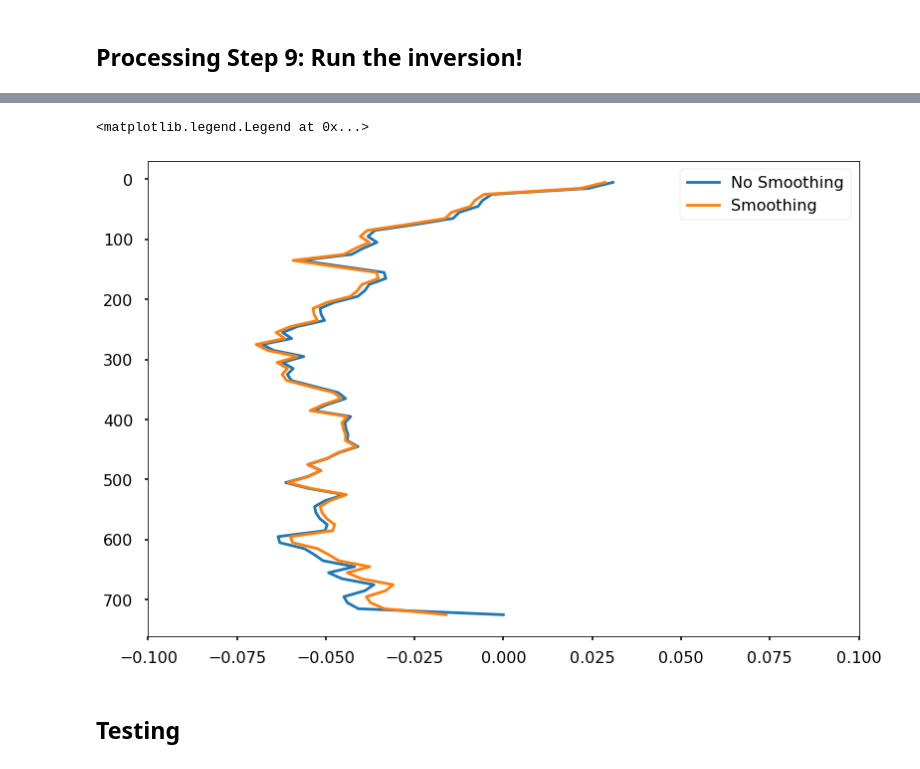
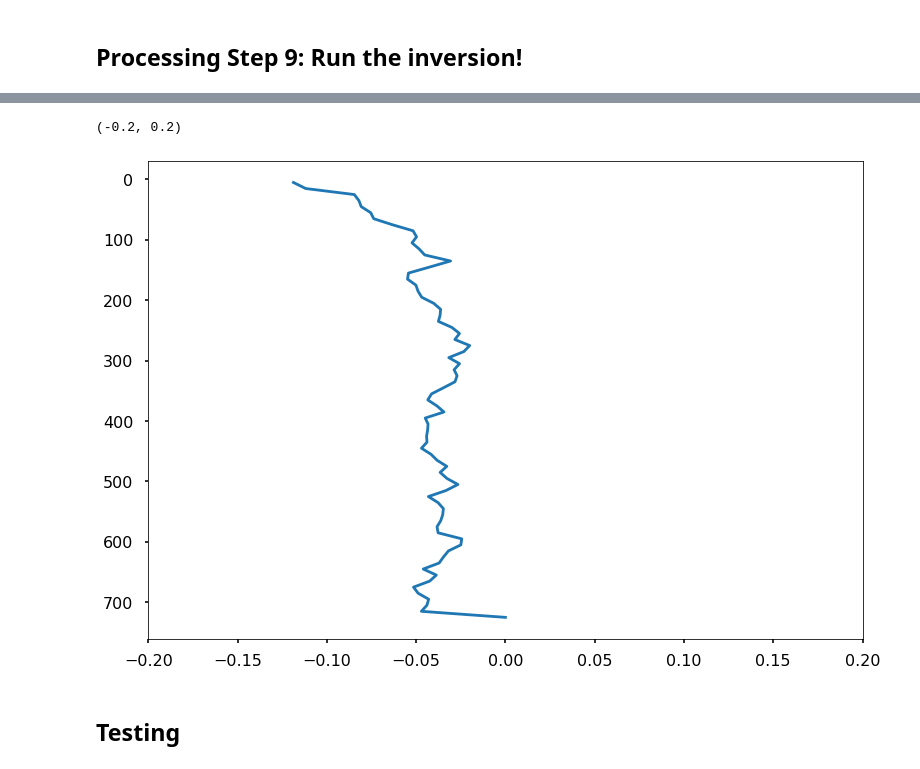
Before and after one commit to JGradone/Slocum-AD2CP, a Jupyter notebook: notebooks/01_Slocum_AD2CP_Testing_and_Data_Exploration.ipynb, the cells around one changed output, grey strips where cells are left out. Saved outputs shown, nothing was run; the diff lists cells and outputs as text; code cells hidden in the pictures.

```diff
--- a/notebooks/01_Slocum_AD2CP_Testing_and_Data_Exploration.ipynb
+++ b/notebooks/01_Slocum_AD2CP_Testing_and_Data_Exploration.ipynb
@@ -613,7 +612,7 @@ for ii in np.arange(0,nt):           # Number of ADCP ensembles per segment
     for jj in np.arange(0,nbin):     # Number of measured bins per ensemble
 
         # Uctd part of matrix
-        G[(nbin*(ii))+jj,ii] = -1
+        G[(nbin*(ii))+jj,ii] = 1
         # This will fill in the Uocean part of the matrix. It loops through
         # all Z members and places them in the proper location in the G matrix
         # Find the difference between all bin centers and the current Z value
@@ -624,7 +623,7 @@ for ii in np.arange(0,nt):           # Number of ADCP ensembles per segment
         idx = np.argmin(dx-minx)
 
         # Uocean part of matrix
-        G[(nbin*(ii))+jj,(nt)+idx] = 1
+        G[(nbin*(ii))+jj,(nt)+idx] = -1
 
         del dx, minx, idx
 
@@ -737,12 +736,12 @@ My program took 92.10894727706909 to run
 # %%
-plt.plot(np.real(O_ls),bin_new,label='No Smoothing')
-plt.plot(np.real(O_ls_smooth),bin_new,label='Smoothing')
+plt.plot(np.real(O_ls),bin_new,label='All Negative')
+#plt.plot(np.real(O_ls_pos),bin_new,label='All Pos')
 plt.gca().invert_yaxis()
-plt.xlim(-0.1,0.1)
-plt.legend()
+plt.xlim(-0.2,0.2)
+#plt.legend()
 # %% [output]
-<matplotlib.legend.Legend at 0x...>
+(-0.2, 0.2)
-[figure, old version]
+[figure, new version]
 # %% [markdown]
 ## Testing
 # %%
```
Also changed, not shown: parts of 21 cells of this notebook, 13 other files.
